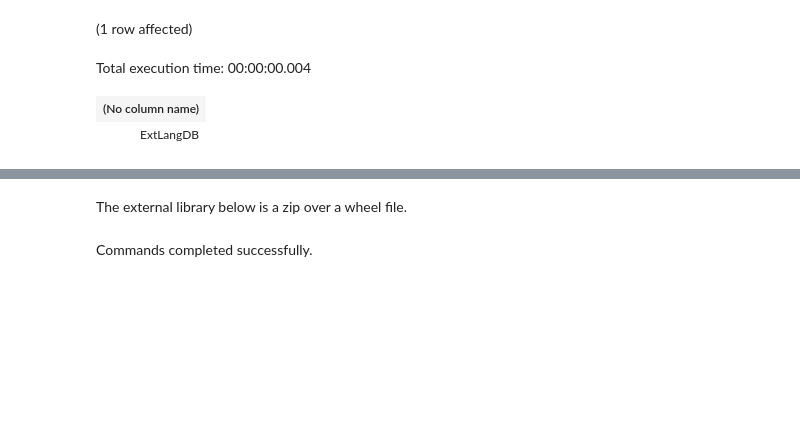
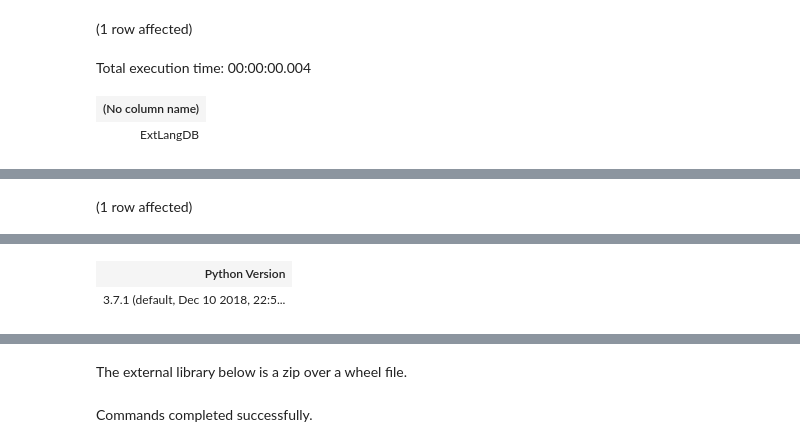
Before and after one commit to nielsberglund/nielsblogsource, a Jupyter notebook: _code/pythonhome/sql/ext-lib.ipynb, the cells around one changed output, grey strips where cells are left out. Drawn from its saved outputs; the diff is of its cells as text; code cells hidden in the pictures; blank space fills up the shorter version.

```diff
--- a/_code/pythonhome/sql/ext-lib.ipynb
+++ b/_code/pythonhome/sql/ext-lib.ipynb
@@ -51,0 +50,14 @@ Total execution time: 00:00:00.012
+# %%
+EXEC sp_execute_external_script
+@language =N'Python',
+@script=N'
+import pandas as pd
+import sys
+df = pd.DataFrame(columns=["Version"])
+ver = sys.version
+pth = sys.executable
+df = df.append({"Version": ver}, ignore_index=True)
+OutputDataSet = df'
+WITH RESULT SETS (([Python Version] nvarchar(256)));
+# %% [output]
+(1 row affected)
@@ -51,0 +65,2 @@ Total execution time: 00:00:00.012
+| Python Version |
+| 3.7.1 (default, Dec 10 2018, 22:5... |
```
Also changed, not shown: parts of 25 cells of this notebook, 9 other files.
